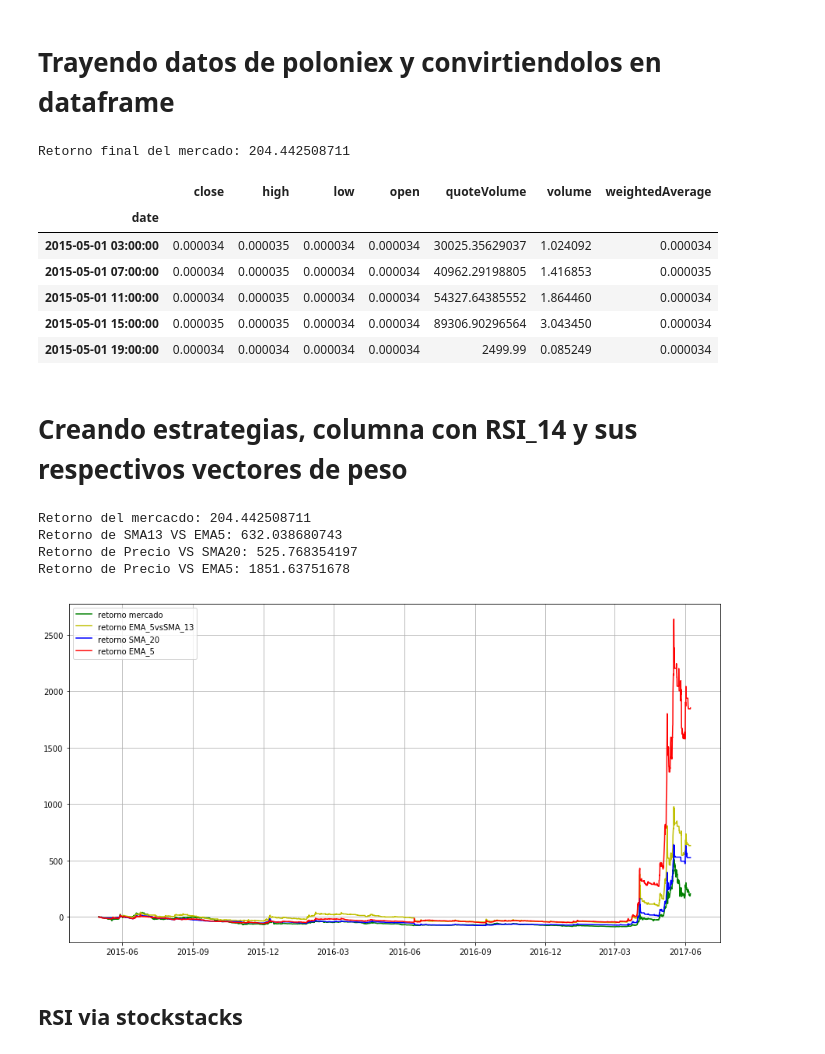
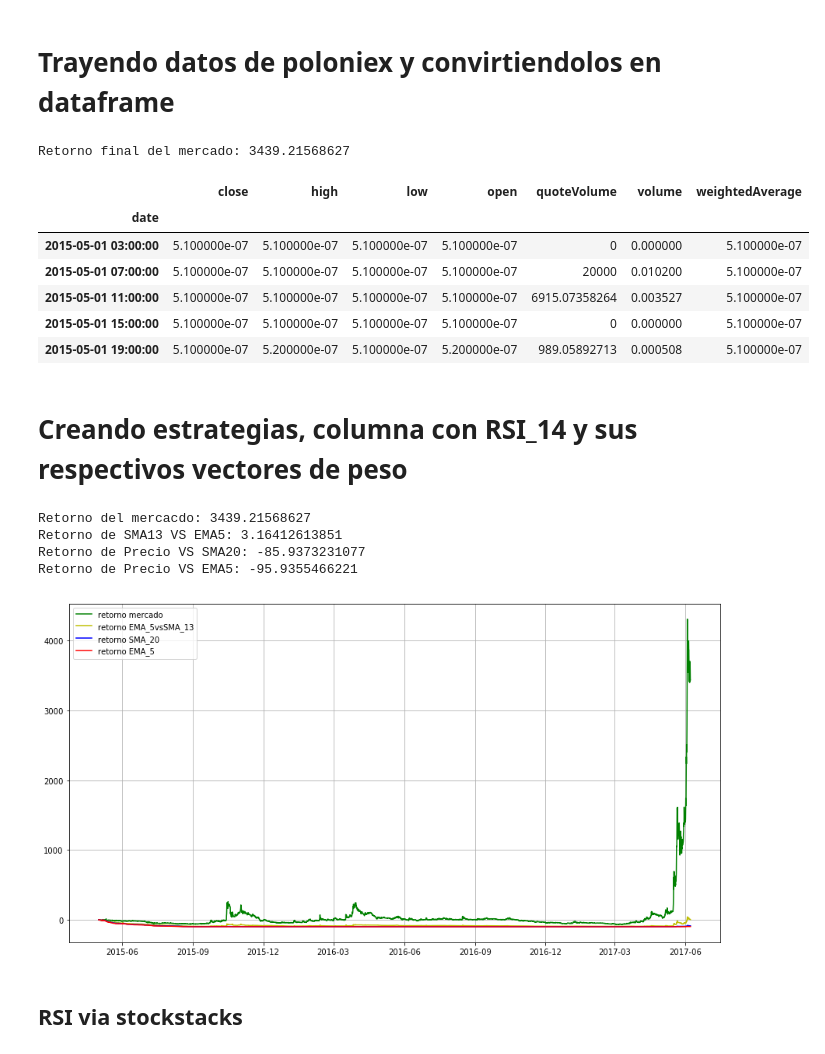
Before and after one commit to ADCryptoSolutions/adcb, a Jupyter notebook: ML strategy.ipynb, the cells around one changed output. Drawn from its saved outputs; the diff is of its cells as text; code cells hidden in the pictures.

```diff
--- a/ML strategy.ipynb
+++ b/ML strategy.ipynb
@@ -4,41 +4,41 @@
 import pandas as pd
 import pylab as plt
 from tusp import string2ts, ts2string
 from bot import prepareData,marketReturn
 import numpy as np
 %matplotlib inline
 plt.rcParams['figure.figsize'] = 15, 8
 
 # trayendo y preparando datos
-df  = prepareData(pair="BTC_XRP",
-                  start=string2ts("2015-05-01 00:00:00"),
+df  = prepareData(pair="BTC_DGB",
+                  start=string2ts("201-05-01 00:00:00"),
                   end=string2ts("2017-09-01 00:00:00"),
                   period=3600*4)
 """
 # calculando el retorno del mercado hasta el 4 quitil y del ultimo quintil
 df_train = df.loc["2014-09-10 00:00:00":"2017-06-01 00:00:00",:]
 df_test = df.loc["2017-06-01 00:00:00":"2017-09-01 00:00:00",:]
 """
 per = 0.9
 cum_return1 = marketReturn(df[:int(len(df)*per)]["close"])
 cum_return2 = marketReturn(df[int(len(df)*per):]["close"])
 #cum_return1 = marketReturn(df_train)
 #cum_return2 = marketReturn(df_test)
 
 marketReturn = cum_return1[-1]*100
 marketReturn2 = cum_return2[-1]*100
 
 print "Retorno final del mercado: %s"%(marketReturn)
 df.head()
 # %% [output]
-Retorno final del mercado: 204.442508711
+Retorno final del mercado: 3439.21568627
 |  | close | high | low | open | quoteVolume | volume | weightedAverage |
 | date |  |  |  |  |  |  |  |
-| 2015-05-01 03:00:00 | 0.000034 | 0.000035 | 0.000034 | 0.000034 | 30025.35629037 | 1.024092 | 0.000034 |
-| 2015-05-01 07:00:00 | 0.000034 | 0.000035 | 0.000034 | 0.000034 | 40962.29198805 | 1.416853 | 0.000035 |
-| 2015-05-01 11:00:00 | 0.000034 | 0.000035 | 0.000034 | 0.000034 | 54327.64385552 | 1.864460 | 0.000034 |
-| 2015-05-01 15:00:00 | 0.000035 | 0.000035 | 0.000034 | 0.000034 | 89306.90296564 | 3.043450 | 0.000034 |
-| 2015-05-01 19:00:00 | 0.000034 | 0.000034 | 0.000034 | 0.000034 | 2499.99 | 0.085249 | 0.000034 |
+| 2015-05-01 03:00:00 | 5.100000e-07 | 5.100000e-07 | 5.100000e-07 | 5.100000e-07 | 0 | 0.000000 | 5.100000e-07 |
+| 2015-05-01 07:00:00 | 5.100000e-07 | 5.100000e-07 | 5.100000e-07 | 5.100000e-07 | 20000 | 0.010200 | 5.100000e-07 |
+| 2015-05-01 11:00:00 | 5.100000e-07 | 5.100000e-07 | 5.100000e-07 | 5.100000e-07 | 6915.07358264 | 0.003527 | 5.100000e-07 |
+| 2015-05-01 15:00:00 | 5.100000e-07 | 5.100000e-07 | 5.100000e-07 | 5.100000e-07 | 0 | 0.000000 | 5.100000e-07 |
+| 2015-05-01 19:00:00 | 5.100000e-07 | 5.200000e-07 | 5.100000e-07 | 5.200000e-07 | 989.05892713 | 0.000508 | 5.100000e-07 |
 # %% [markdown]
 # Creando estrategias, columna con RSI_14 y sus respectivos vectores de peso
 # %%
@@ -80,11 +80,11 @@ plt.plot(df.index[:int(len(df)*per)],v2*100,'r',label='retorno EMA_5')
 plt.legend(loc='best')
 plt.grid()
 # %% [output]
-Retorno del mercacdo: 204.442508711
-Retorno de SMA13 VS EMA5: 632.038680743
-Retorno de Precio VS SMA20: 525.768354197
-Retorno de Precio VS EMA5: 1851.63751678
+Retorno del mercacdo: 3439.21568627
+Retorno de SMA13 VS EMA5: 3.16412613851
+Retorno de Precio VS SMA20: -85.9373231077
+Retorno de Precio VS EMA5: -95.9355466221
-[figure, old version]
+[figure, new version]
 # %% [markdown]
 ## RSI via stockstacks
 # %%
```
Also changed, not shown: parts of 7 cells of this notebook.
